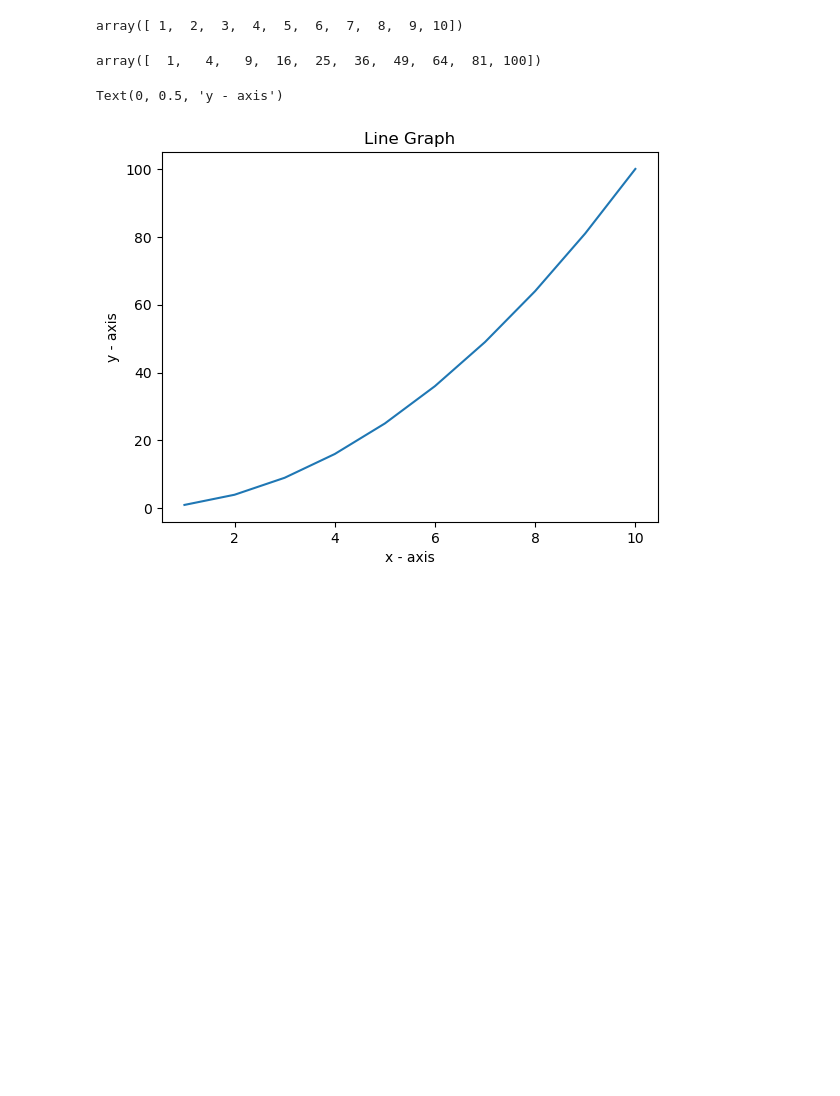
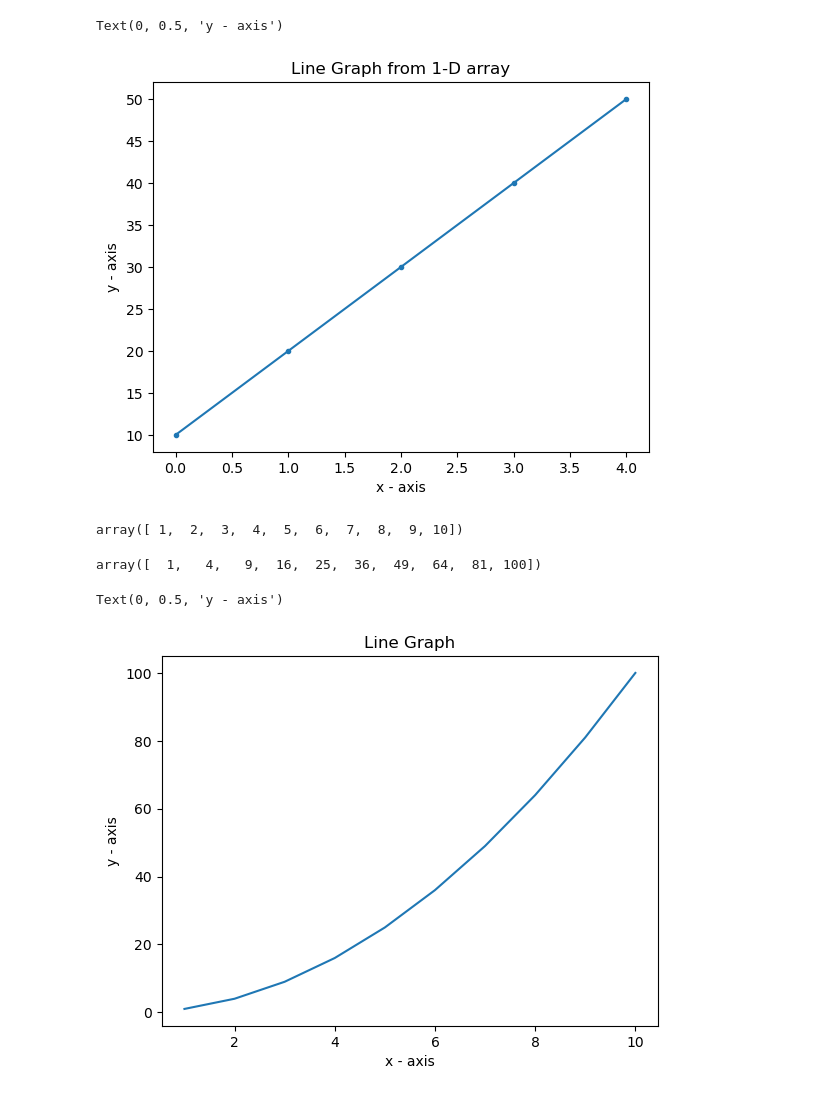
Before and after one commit to vandanasri/MatplotlibLearnings, a Jupyter notebook: LineGraph/PlotLineGraph.ipynb, the cells around one changed output. Saved outputs shown, nothing was run; the diff lists cells and outputs as text; code cells hidden in the pictures; blank space fills up the shorter version.

Commit message:
Plotted 1-D array line graph

```diff
--- a/LineGraph/PlotLineGraph.ipynb
+++ b/LineGraph/PlotLineGraph.ipynb
@@ -1 +4,12 @@
+# %%
+#create graph from 1-D array
+a= np.array([10,20,30,40,50])
+#here a is y-axis, x-axis value is genegrated automatically
+plt.plot(a,marker='.')
+plt.title("Line Graph from 1-D array")
+plt.xlabel('x - axis')
+plt.ylabel('y - axis')
+# %% [output]
+Text(0, 0.5, 'y - axis')
+[figure, added]
 # %%
```
Also changed, not shown: parts of 2 cells of this notebook.
